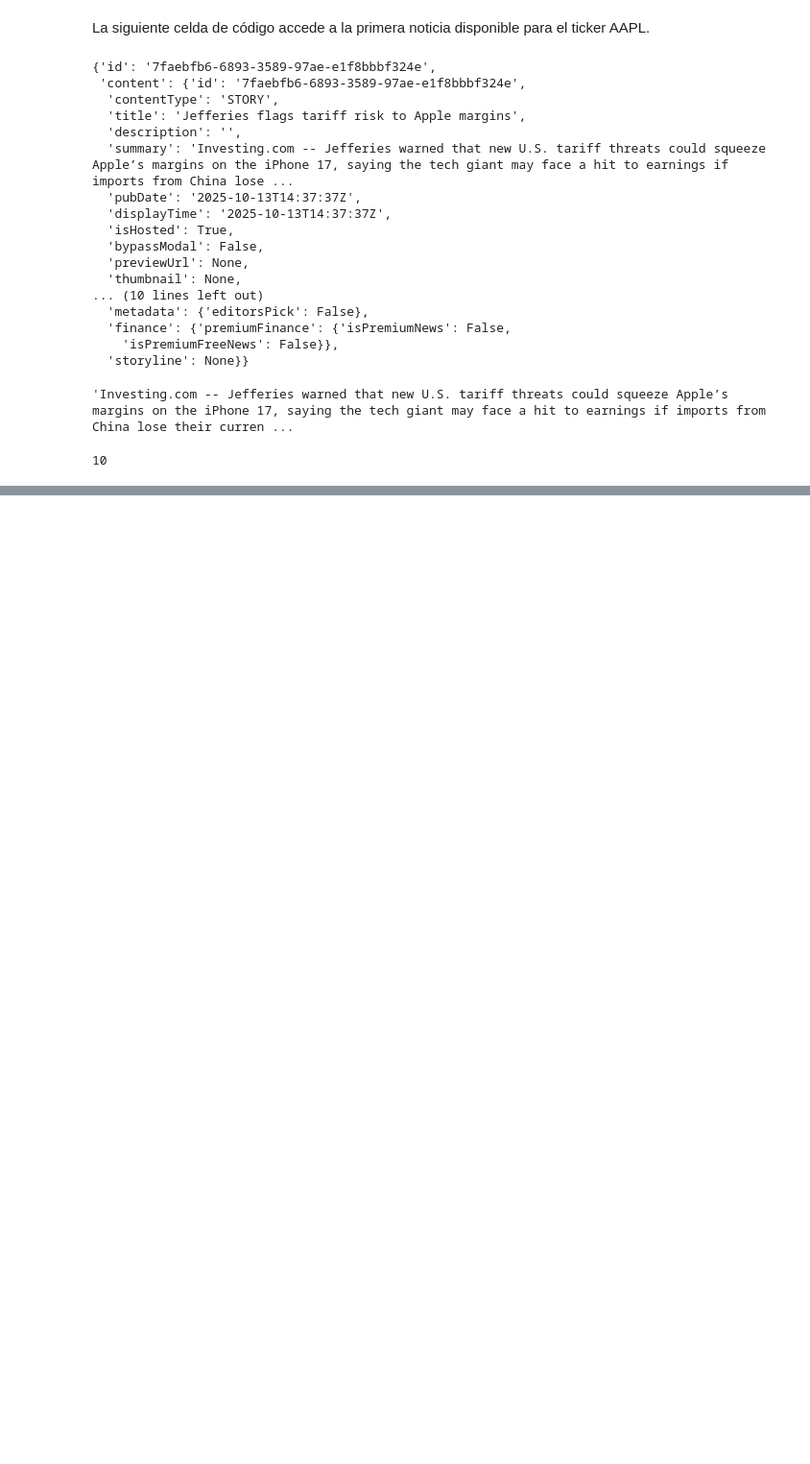
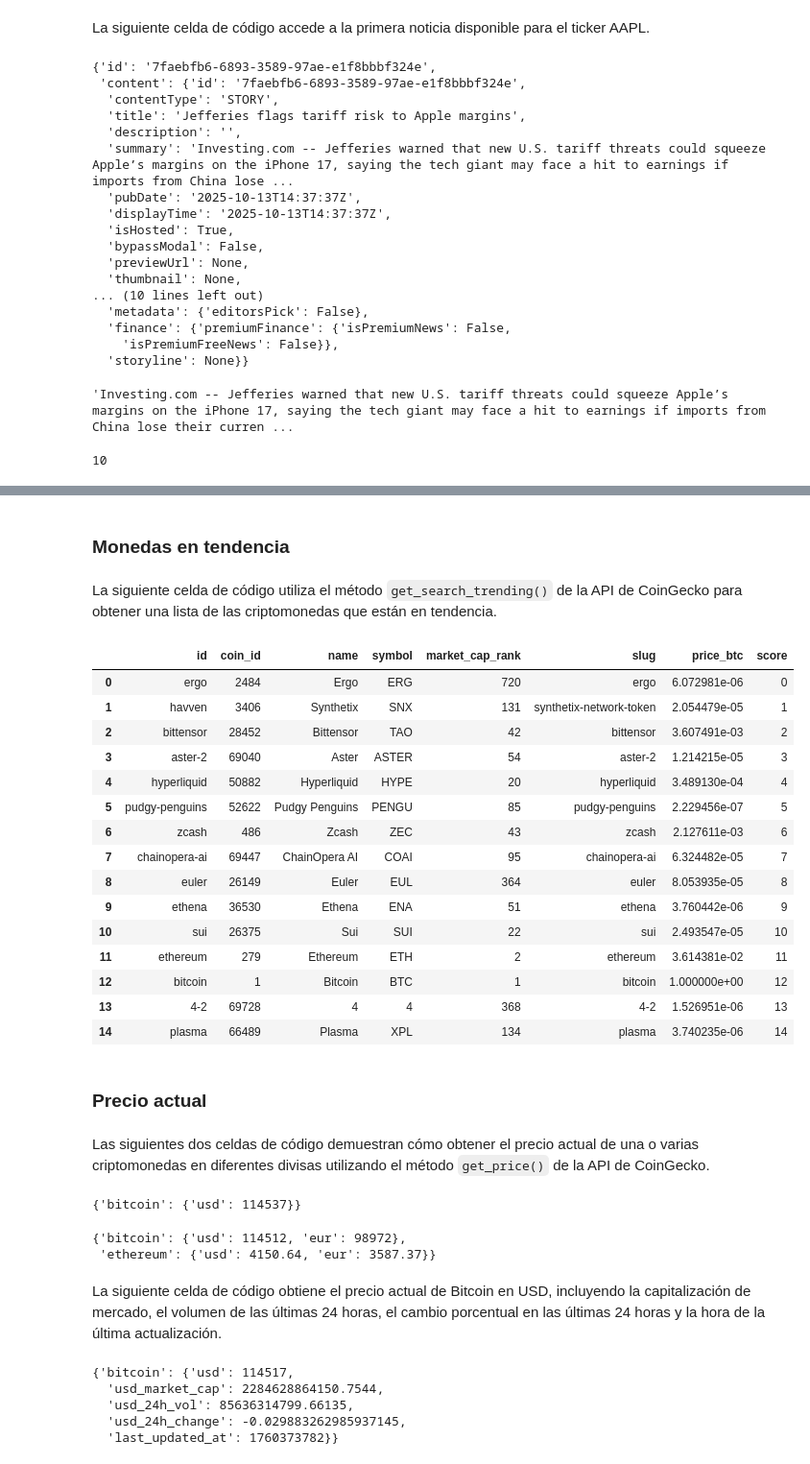
Before and after one commit to caracena/apunte-finanzas-computacionales, a Jupyter notebook: clase1-get_data.ipynb, the cells around one changed output, grey strips where cells are left out. Shown at 96% size. Saved outputs shown, nothing was run; the diff lists cells and outputs as text; code cells hidden in the pictures; blank space fills up the shorter version.

Commit message:
update clase1-get_data and add clase1-graph

```diff
--- a/clase1-yfinance.ipynb
+++ b/clase1-get_data.ipynb
@@ -293,0 +306,2 @@ len(AAPL.news)
+# %%
+cg = CoinGeckoAPI()
@@ -293,0 +343,54 @@ len(AAPL.news)
+# %% [markdown]
+### Monedas en tendencia
+# %% [markdown]
+La siguiente celda de código utiliza el método `get_search_trending()` de la API de CoinGecko para obtener una lista de las criptomonedas que están en tendencia.
+# %%
+trending_coins = cg.get_search_trending()
+(
+    pd.DataFrame([coin["item"] for coin in trending_coins["coins"]])
+    .drop(columns=["thumb", "small", "large", "data"])
+)
+# %% [output]
+|  | id | coin_id | name | symbol | market_cap_rank | slug | price_btc | score |
+| 0 | ergo | 2484 | Ergo | ERG | 720 | ergo | 6.072981e-06 | 0 |
+| 1 | havven | 3406 | Synthetix | SNX | 131 | synthetix-network-token | 2.054479e-05 | 1 |
+| 2 | bittensor | 28452 | Bittensor | TAO | 42 | bittensor | 3.607491e-03 | 2 |
+| 3 | aster-2 | 69040 | Aster | ASTER | 54 | aster-2 | 1.214215e-05 | 3 |
+| 4 | hyperliquid | 50882 | Hyperliquid | HYPE | 20 | hyperliquid | 3.489130e-04 | 4 |
+| 5 | pudgy-penguins | 52622 | Pudgy Penguins | PENGU | 85 | pudgy-penguins | 2.229456e-07 | 5 |
+| 6 | zcash | 486 | Zcash | ZEC | 43 | zcash | 2.127611e-03 | 6 |
+| 7 | chainopera-ai | 69447 | ChainOpera AI | COAI | 95 | chainopera-ai | 6.324482e-05 | 7 |
+| 8 | euler | 26149 | Euler | EUL | 364 | euler | 8.053935e-05 | 8 |
+| 9 | ethena | 36530 | Ethena | ENA | 51 | ethena | 3.760442e-06 | 9 |
+| 10 | sui | 26375 | Sui | SUI | 22 | sui | 2.493547e-05 | 10 |
+| 11 | ethereum | 279 | Ethereum | ETH | 2 | ethereum | 3.614381e-02 | 11 |
+| 12 | bitcoin | 1 | Bitcoin | BTC | 1 | bitcoin | 1.000000e+00 | 12 |
+| 13 | 4-2 | 69728 | 4 | 4 | 368 | 4-2 | 1.526951e-06 | 13 |
+| 14 | plasma | 66489 | Plasma | XPL | 134 | plasma | 3.740235e-06 | 14 |
+# %% [markdown]
+### Precio actual
+# %% [markdown]
+Las siguientes dos celdas de código demuestran cómo obtener el precio actual de una o varias criptomonedas en diferentes divisas utilizando el método `get_price()` de la API de CoinGecko.
+# %%
+cg.get_price(ids="bitcoin", vs_currencies="usd")
+# %% [output]
+{'bitcoin': {'usd': 114537}}
+# %%
+cg.get_price(ids=["bitcoin", "ethereum"], vs_currencies=["usd", "eur"])
+# %% [output]
+{'bitcoin': {'usd': 114512, 'eur': 98972},
+ 'ethereum': {'usd': 4150.64, 'eur': 3587.37}}
+# %% [markdown]
+La siguiente celda de código obtiene el precio actual de Bitcoin en USD, incluyendo la capitalización de mercado, el volumen de las últimas 24 horas, el cambio porcentual en las últimas 24 horas y la hora de la última actualización.
+# %%
+cg.get_price(ids="bitcoin", vs_currencies="usd",
+             include_market_cap=True,
+             include_24hr_vol=True,
+             include_24hr_change=True,
+             include_last_updated_at=True)
+# %% [output]
+{'bitcoin': {'usd': 114517,
+  'usd_market_cap': 2284628864150.7544,
+  'usd_24h_vol': 85636314799.66135,
+  'usd_24h_change': -0.029883262985937145,
+  'last_updated_at': 1760373782}}
```
Also changed, not shown: parts of 18 cells of this notebook, 2 other files.
